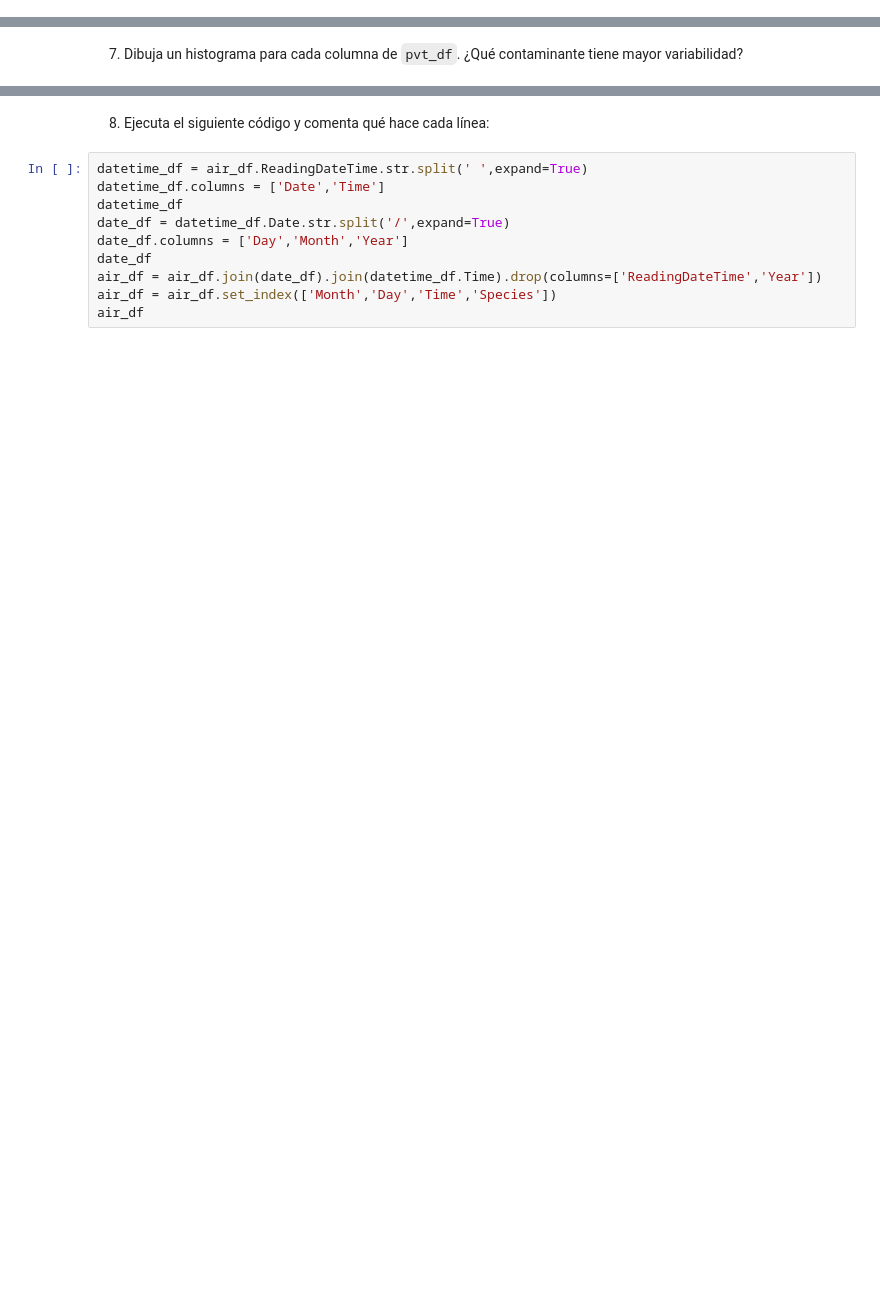
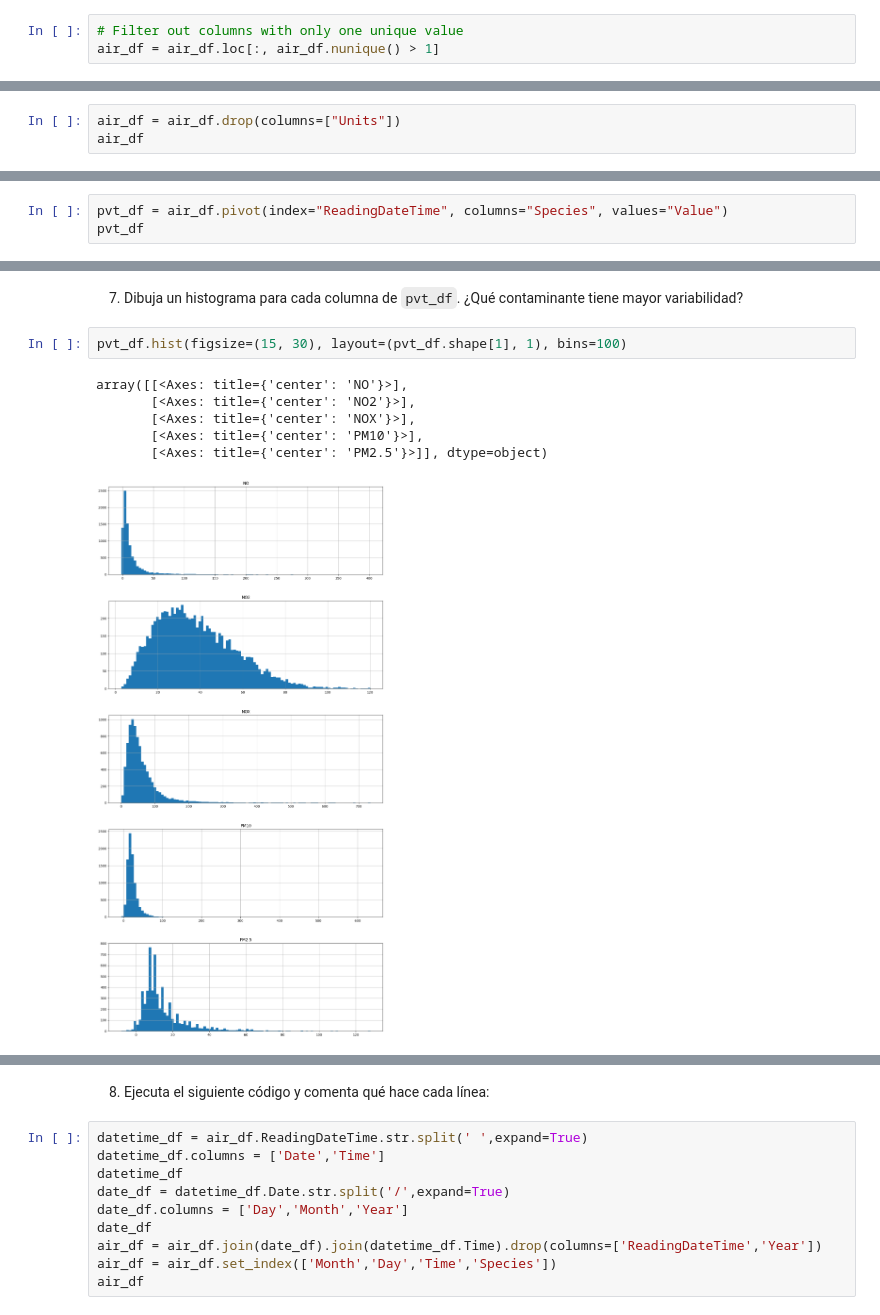
Before and after one commit to Isaac1606/maestria-colabs, a Jupyter notebook: ScienceAndAnalyticsOfData/Activities/Actividad2analisisPandas.ipynb, the cells around one changed output, grey strips where cells are left out. Cells and saved outputs as stored; diff of their text form; blank space fills up the shorter version.

```diff
--- a/ScienceAndAnalyticsOfData/Activities/Actividad2analisisPandas.ipynb
+++ b/ScienceAndAnalyticsOfData/Activities/Actividad2analisisPandas.ipynb
@@ -83,0 +137,3 @@ Percentage of missing vals for col "Provisional or Ratified" is 0.00%
+# %%
+# Filter out columns with only one unique value
+air_df = air_df.loc[:, air_df.nunique() > 1]
@@ -83,0 +144,3 @@ Percentage of missing vals for col "Provisional or Ratified" is 0.00%
+# %%
+air_df = air_df.drop(columns=["Units"])
+air_df
@@ -88,2 +191,5 @@ Percentage of missing vals for col "Provisional or Ratified" is 0.00%
 # %% [markdown]
 5.	El conjunto de datos está en un formato largo. Aplique la función apropiada para cambiarlo al formato ancho (`ReadingDateTime` como índice y cada contaminante en una columna). Nombre el dataframe resultante como `pvt_df`.
+# %%
+pvt_df = air_df.pivot(index="ReadingDateTime", columns="Species", values="Value")
+pvt_df
@@ -97,2 +228,11 @@ Percentage of missing vals for col "Provisional or Ratified" is 0.00%
 # %% [markdown]
 7.	Dibuja un histograma para cada columna de `pvt_df`. ¿Qué contaminante tiene mayor variabilidad?
+# %%
+pvt_df.hist(figsize=(15, 30), layout=(pvt_df.shape[1], 1), bins=100)
+# %% [output]
+array([[<Axes: title={'center': 'NO'}>],
+       [<Axes: title={'center': 'NO2'}>],
+       [<Axes: title={'center': 'NOX'}>],
+       [<Axes: title={'center': 'PM10'}>],
+       [<Axes: title={'center': 'PM2.5'}>]], dtype=object)
+[figure, added]
```
Also changed, not shown: parts of 24 cells of this notebook.
